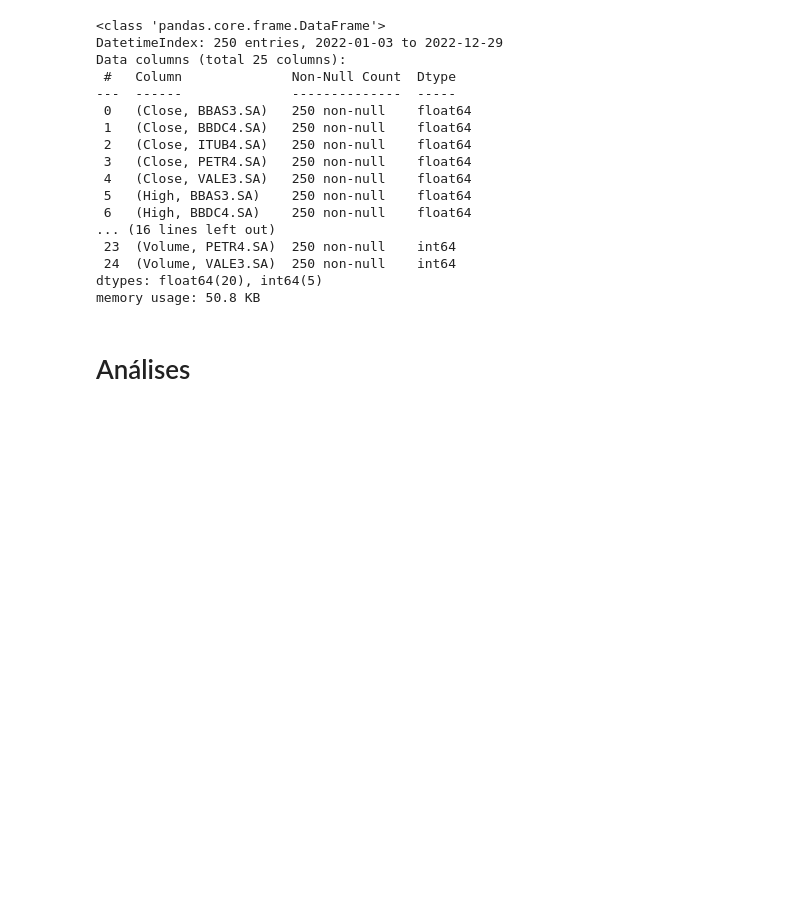
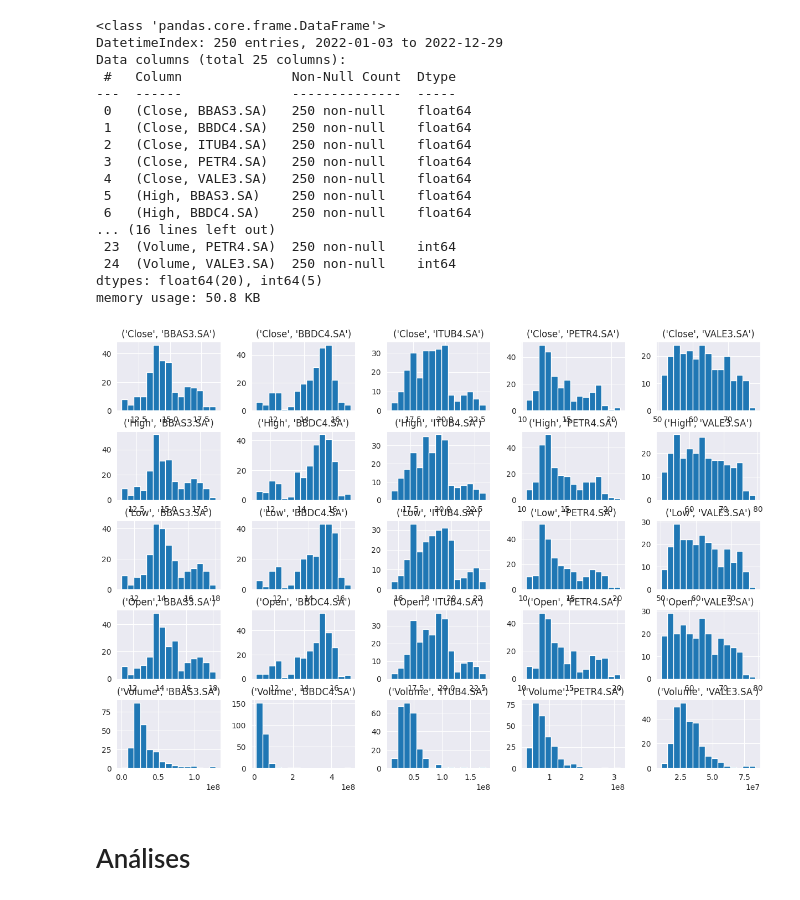
Before and after one commit to hermescosta/Hermes-2025-, a Jupyter notebook: Análise_de_portfólio_RBras_2023.ipynb, the cells around one changed output. Drawn from its saved outputs; the diff is of its cells as text; code cells hidden in the pictures; blank space fills up the shorter version.

```diff
--- a/Análise_de_portfólio_RBras_2023.ipynb
+++ b/Análise_de_portfólio_RBras_2023.ipynb
@@ -142,6 +144,13 @@ Data columns (total 25 columns):
  24  (Volume, VALE3.SA)  250 non-null    int64
 dtypes: float64(20), int64(5)
 memory usage: 50.8 KB
+# %%
+
+# plotar o histograma das variáveis numéricas
+sns.set_style('darkgrid')
+dados.hist(bins=15,figsize=(15,10));
+# %% [output]
+[figure, added]
 # %% [markdown]
 # Análises
 # %%
```
Also changed, not shown: parts of 3 cells of this notebook.
